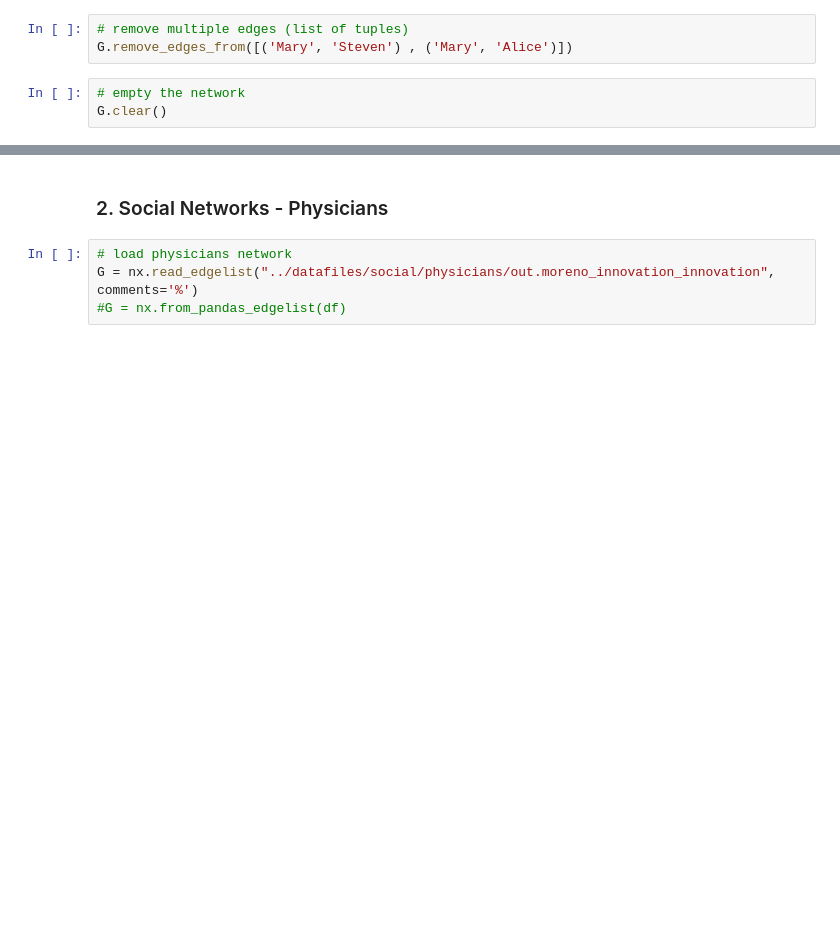
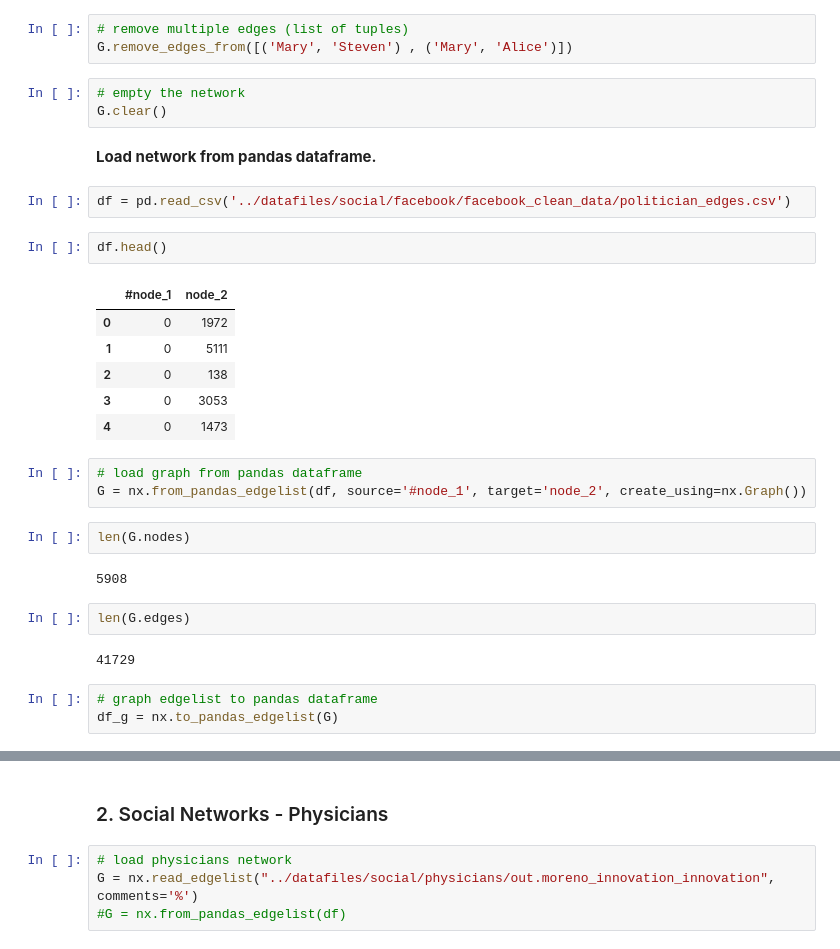
Before and after one commit to nderzsy/Network-Analysis-in-Python-ODSC, a Jupyter notebook: notebook/network_analysis.ipynb, the cells around one changed output, grey strips where cells are left out. Cells and saved outputs as stored; diff of their text form; blank space fills up the shorter version.

```diff
--- a/notebook/network_analysis.ipynb
+++ b/notebook/network_analysis.ipynb
@@ -85,3 +96,30 @@ G.remove_edges_from([('Mary', 'Steven') , ('Mary', 'Alice')])
 # %%
 # empty the network
 G.clear()
+# %% [markdown]
+**Load network from pandas dataframe.**
+# %%
+df = pd.read_csv('../datafiles/social/facebook/facebook_clean_data/politician_edges.csv')
+# %%
+df.head()
+# %% [output]
+|  | #node_1 | node_2 |
+| 0 | 0 | 1972 |
+| 1 | 0 | 5111 |
+| 2 | 0 | 138 |
+| 3 | 0 | 3053 |
+| 4 | 0 | 1473 |
+# %%
+# load graph from pandas dataframe
+G = nx.from_pandas_edgelist(df, source='#node_1', target='node_2', create_using=nx.Graph())
+# %%
+len(G.nodes)
+# %% [output]
+5908
+# %%
+len(G.edges)
+# %% [output]
+41729
+# %%
+# graph edgelist to pandas dataframe
+df_g = nx.to_pandas_edgelist(G)
```
Also changed, not shown: parts of 46 cells of this notebook.
